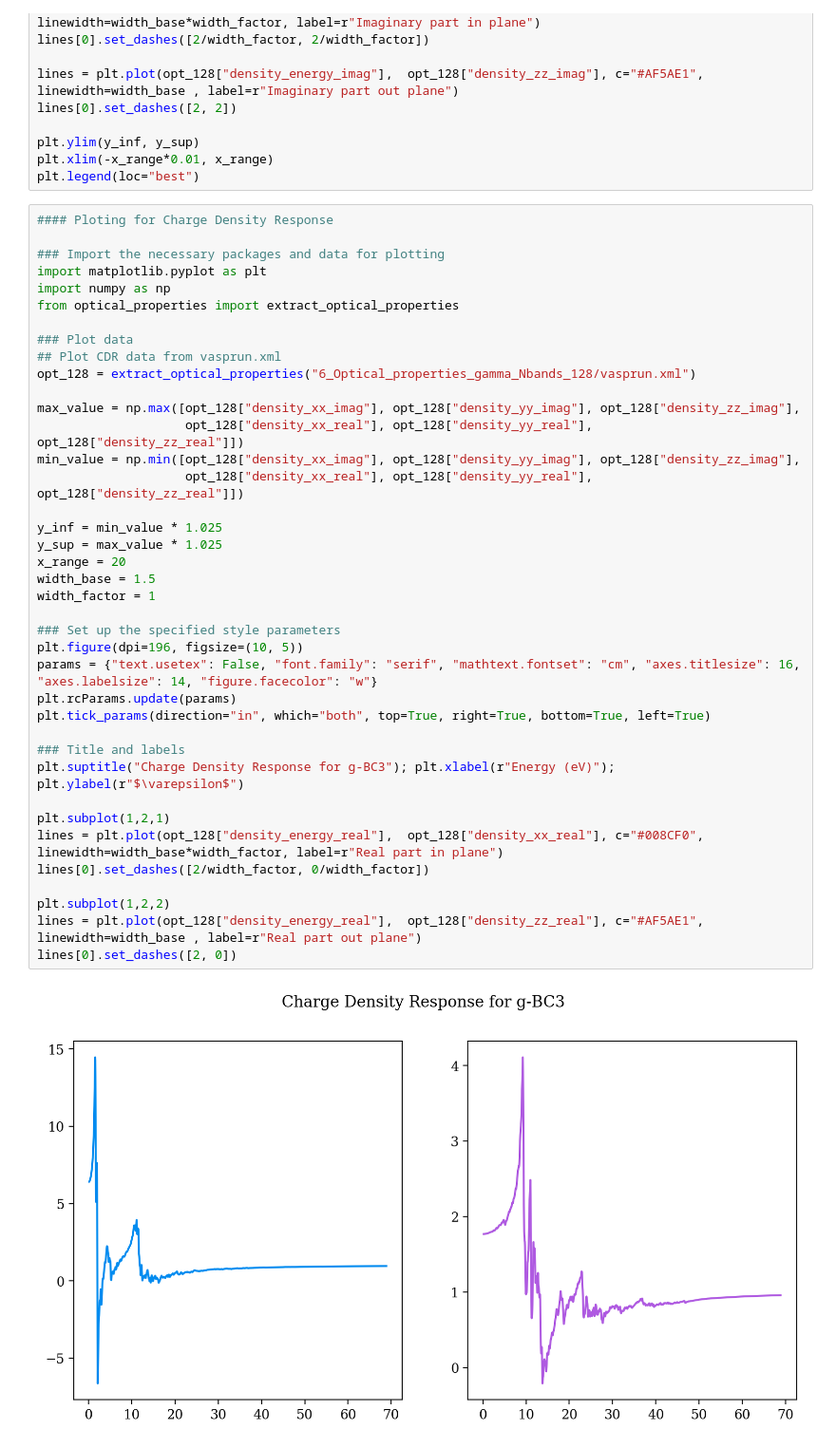
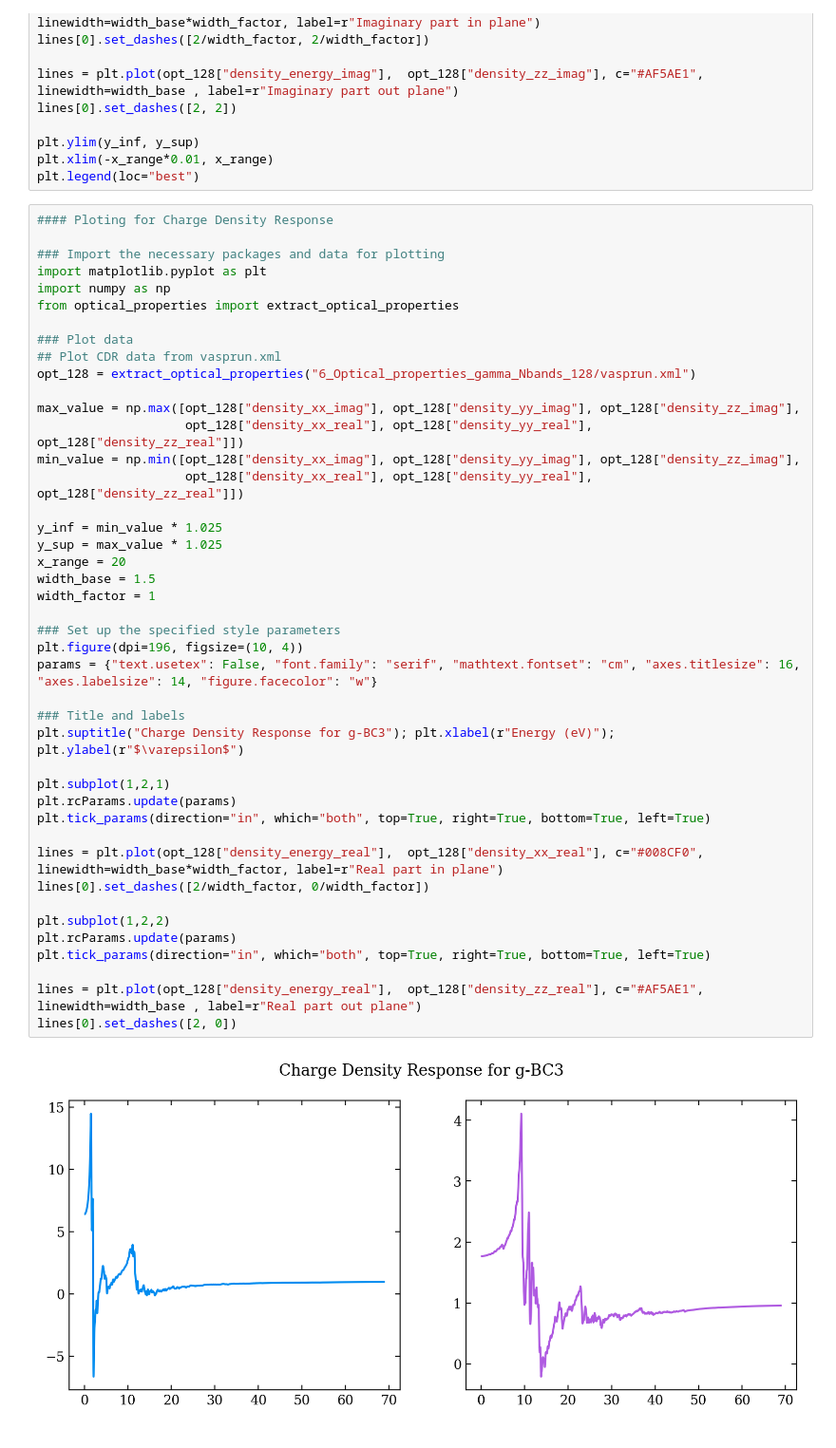
Before and after one commit to Photonico/CMP_Practice, a Jupyter notebook: VASP_g-BC3_20230526/6 Optical properties with nbands.ipynb, the cells around one changed output. Shown: that part at 95% size. Saved outputs shown, nothing was run; the diff lists cells and outputs as text.

```diff
--- a/VASP_g-BC3_20230526/6 Optical properties with nbands.ipynb
+++ b/VASP_g-BC3_20230526/6 Optical properties with nbands.ipynb
@@ -68,34 +68,38 @@ from optical_properties import extract_optical_properties
 
 ### Plot data
 ## Plot CDR data from vasprun.xml
 opt_128 = extract_optical_properties("6_Optical_properties_gamma_Nbands_128/vasprun.xml")
 
 max_value = np.max([opt_128["density_xx_imag"], opt_128["density_yy_imag"], opt_128["density_zz_imag"],
                     opt_128["density_xx_real"], opt_128["density_yy_real"], opt_128["density_zz_real"]])
 min_value = np.min([opt_128["density_xx_imag"], opt_128["density_yy_imag"], opt_128["density_zz_imag"],
                     opt_128["density_xx_real"], opt_128["density_yy_real"], opt_128["density_zz_real"]])
 
 y_inf = min_value * 1.025
 y_sup = max_value * 1.025
 x_range = 20
 width_base = 1.5
 width_factor = 1
 
 ### Set up the specified style parameters
-plt.figure(dpi=196, figsize=(10, 5))
+plt.figure(dpi=196, figsize=(10, 4))
 params = {"text.usetex": False, "font.family": "serif", "mathtext.fontset": "cm", "axes.titlesize": 16, "axes.labelsize": 14, "figure.facecolor": "w"}
-plt.rcParams.update(params)
-plt.tick_params(direction="in", which="both", top=True, right=True, bottom=True, left=True)
 
 ### Title and labels
 plt.suptitle("Charge Density Response for g-BC3"); plt.xlabel(r"Energy (eV)"); plt.ylabel(r"$\varepsilon$")
 
 plt.subplot(1,2,1)
+plt.rcParams.update(params)
+plt.tick_params(direction="in", which="both", top=True, right=True, bottom=True, left=True)
+
 lines = plt.plot(opt_128["density_energy_real"],  opt_128["density_xx_real"], c="#008CF0", linewidth=width_base*width_factor, label=r"Real part in plane")
 lines[0].set_dashes([2/width_factor, 0/width_factor])
 
 plt.subplot(1,2,2)
+plt.rcParams.update(params)
+plt.tick_params(direction="in", which="both", top=True, right=True, bottom=True, left=True)
+
 lines = plt.plot(opt_128["density_energy_real"],  opt_128["density_zz_real"], c="#AF5AE1", linewidth=width_base , label=r"Real part out plane")
 lines[0].set_dashes([2, 0])
 # %% [output]
-[figure, old version]
+[figure, new version]
```
